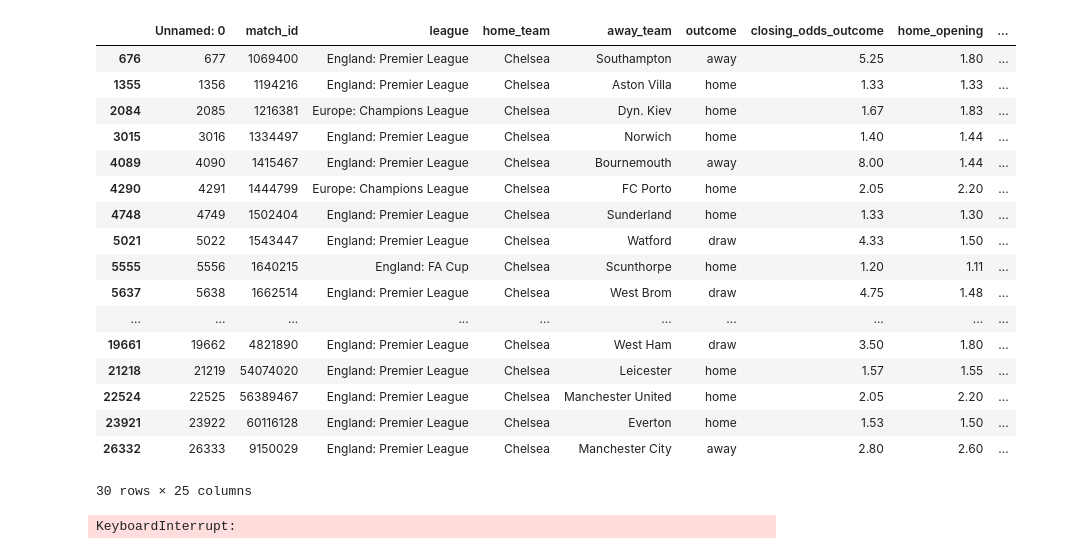
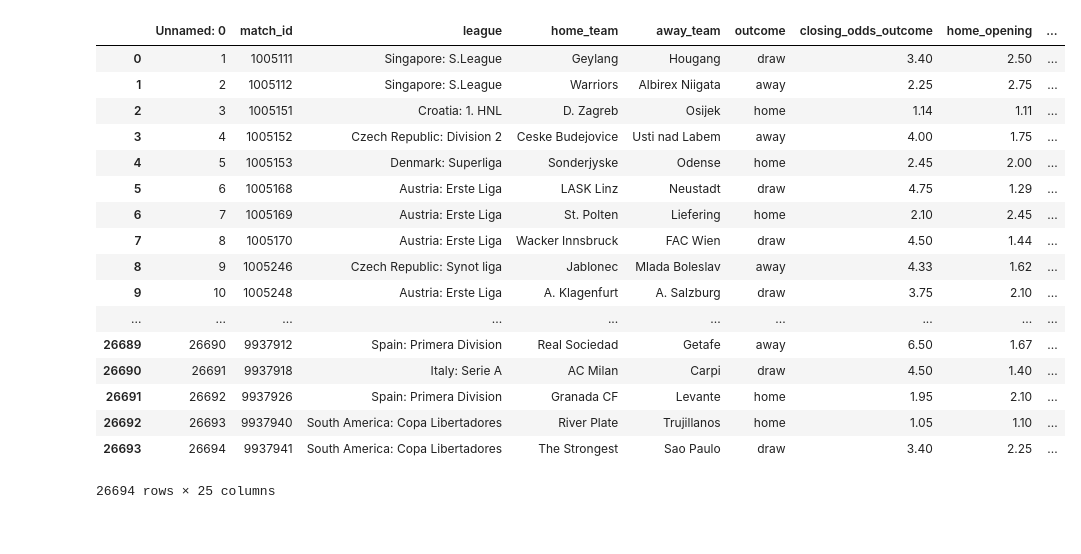
Before and after one commit to jamu0075/Big-Data---Betting-Project, a Jupyter notebook: History_of_teams.ipynb, the cells around one changed output. Saved outputs shown, nothing was run; the diff lists cells and outputs as text; code cells hidden in the pictures.

```diff
--- a/History_of_teams.ipynb
+++ b/History_of_teams.ipynb
@@ -8,30 +10,23 @@ InteractiveShell.ast_node_interactivity = "all"
 # %%
 # read csv into memory, later just query sql table
 dt = pd.read_csv('bet365_outcome_features.csv')
+dt
+# %% [output]
+|  | Unnamed: 0 | match_id | league | home_team | away_team | outcome | closing_odds_outcome | home_opening | ... |
+| 0 | 1 | 1005111 | Singapore: S.League | Geylang | Hougang | draw | 3.40 | 2.50 | ... |
+| 1 | 2 | 1005112 | Singapore: S.League | Warriors | Albirex Niigata | away | 2.25 | 2.75 | ... |
+| 2 | 3 | 1005151 | Croatia: 1. HNL | D. Zagreb | Osijek | home | 1.14 | 1.11 | ... |
+| 3 | 4 | 1005152 | Czech Republic: Division 2 | Ceske Budejovice | Usti nad Labem | away | 4.00 | 1.75 | ... |
+| 4 | 5 | 1005153 | Denmark: Superliga | Sonderjyske | Odense | home | 2.45 | 2.00 | ... |
+| 5 | 6 | 1005168 | Austria: Erste Liga | LASK Linz | Neustadt | draw | 4.75 | 1.29 | ... |
+| 6 | 7 | 1005169 | Austria: Erste Liga | St. Polten | Liefering | home | 2.10 | 2.45 | ... |
+| 7 | 8 | 1005170 | Austria: Erste Liga | Wacker Innsbruck | FAC Wien | draw | 4.50 | 1.44 | ... |
+| 8 | 9 | 1005246 | Czech Republic: Synot liga | Jablonec | Mlada Boleslav | away | 4.33 | 1.62 | ... |
+| 9 | 10 | 1005248 | Austria: Erste Liga | A. Klagenfurt | A. Salzburg | draw | 3.75 | 2.10 | ... |
+| ... | ... | ... | ... | ... | ... | ... | ... | ... | ... |
+| 26689 | 26690 | 9937912 | Spain: Primera Division | Real Sociedad | Getafe | away | 6.50 | 1.67 | ... |
+| 26690 | 26691 | 9937918 | Italy: Serie A | AC Milan | Carpi | draw | 4.50 | 1.40 | ... |
+| 26691 | 26692 | 9937926 | Spain: Primera Division | Granada CF | Levante | home | 1.95 | 2.10 | ... |
+| 26692 | 26693 | 9937940 | South America: Copa Libertadores | River Plate | Trujillanos | home | 1.05 | 1.10 | ... |
+| 26693 | 26694 | 9937941 | South America: Copa Libertadores | The Strongest | Sao Paulo | draw | 3.40 | 2.25 | ... |
+26694 rows × 25 columns
-# %%
-team = dt[dt.home_team == 'Chelsea']
-team
-# %% [output]
-|  | Unnamed: 0 | match_id | league | home_team | away_team | outcome | closing_odds_outcome | home_opening | ... |
-| 676 | 677 | 1069400 | England: Premier League | Chelsea | Southampton | away | 5.25 | 1.80 | ... |
-| 1355 | 1356 | 1194216 | England: Premier League | Chelsea | Aston Villa | home | 1.33 | 1.33 | ... |
-| 2084 | 2085 | 1216381 | Europe: Champions League | Chelsea | Dyn. Kiev | home | 1.67 | 1.83 | ... |
-| 3015 | 3016 | 1334497 | England: Premier League | Chelsea | Norwich | home | 1.40 | 1.44 | ... |
-| 4089 | 4090 | 1415467 | England: Premier League | Chelsea | Bournemouth | away | 8.00 | 1.44 | ... |
-| 4290 | 4291 | 1444799 | Europe: Champions League | Chelsea | FC Porto | home | 2.05 | 2.20 | ... |
-| 4748 | 4749 | 1502404 | England: Premier League | Chelsea | Sunderland | home | 1.33 | 1.30 | ... |
-| 5021 | 5022 | 1543447 | England: Premier League | Chelsea | Watford | draw | 4.33 | 1.50 | ... |
-| 5555 | 5556 | 1640215 | England: FA Cup | Chelsea | Scunthorpe | home | 1.20 | 1.11 | ... |
-| 5637 | 5638 | 1662514 | England: Premier League | Chelsea | West Brom | draw | 4.75 | 1.48 | ... |
-| ... | ... | ... | ... | ... | ... | ... | ... | ... | ... |
-| 19661 | 19662 | 4821890 | England: Premier League | Chelsea | West Ham | draw | 3.50 | 1.80 | ... |
-| 21218 | 21219 | 54074020 | England: Premier League | Chelsea | Leicester | home | 1.57 | 1.55 | ... |
-| 22524 | 22525 | 56389467 | England: Premier League | Chelsea | Manchester United | home | 2.05 | 2.20 | ... |
-| 23921 | 23922 | 60116128 | England: Premier League | Chelsea | Everton | home | 1.53 | 1.50 | ... |
-| 26332 | 26333 | 9150029 | England: Premier League | Chelsea | Manchester City | away | 2.80 | 2.60 | ... |
-30 rows × 25 columns
-# %%
-team_name = input("What is the team Name? ")
-team = dt.filter(like=team_name, axis=0)
-# %% [output]
-KeyboardInterrupt:
```
Also changed, not shown: parts of 5 cells of this notebook.
